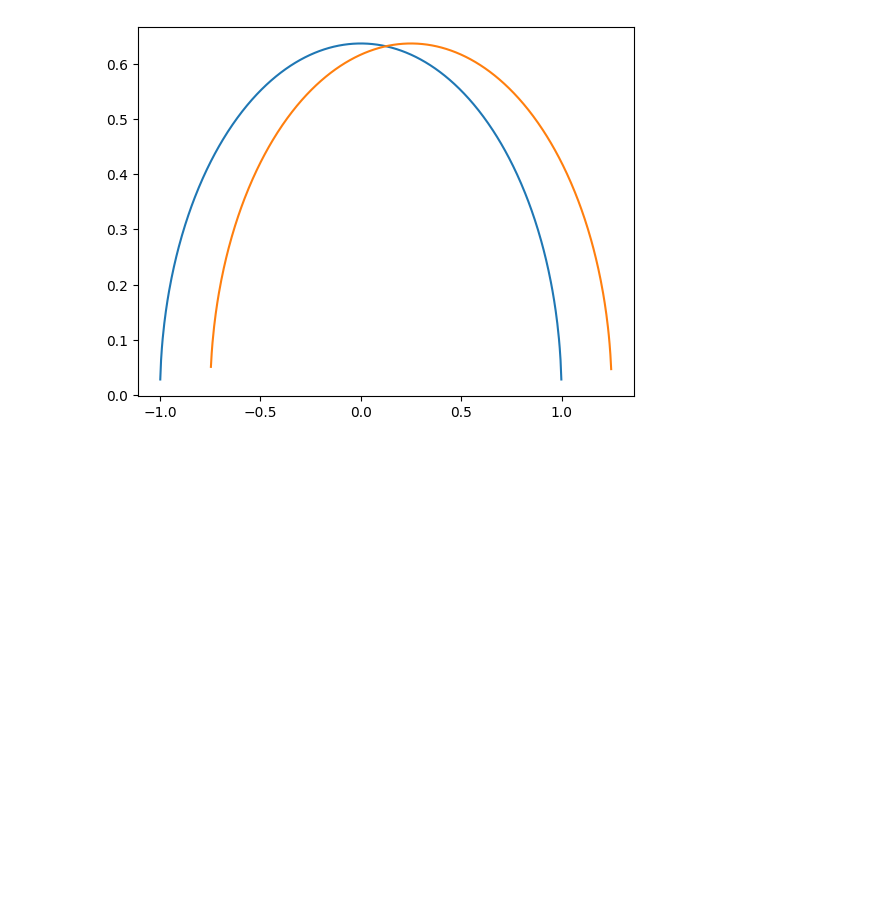
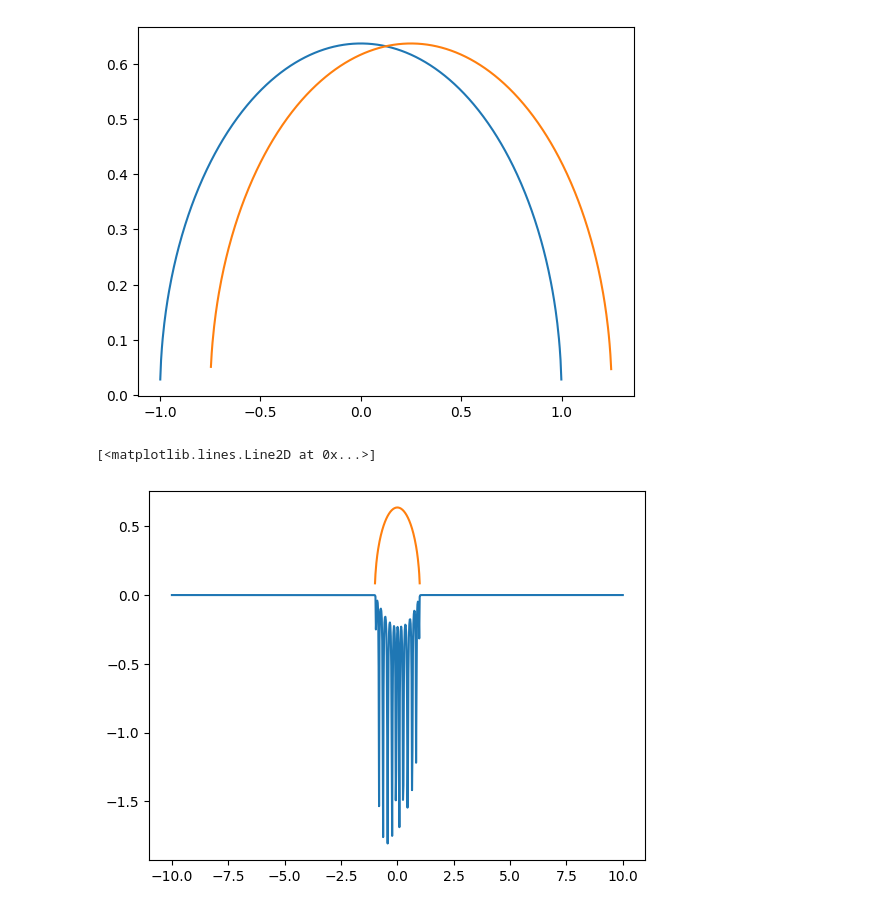
Before and after one commit to fzanichelli001/dmft_from_scratch, a Jupyter notebook: 241123.ipynb, the cells around one changed output. Saved outputs shown, nothing was run; the diff lists cells and outputs as text; code cells hidden in the pictures; blank space fills up the shorter version.

Commit message:
with test pade analytical continuation

```diff
--- a/241123.ipynb
+++ b/241123.ipynb
@@ -113,0 +195,29 @@ def iterative_perturbation_theory_impurity_solver(impurity_non_int_greens_func,
+# %%
+beta=20
+D = 1.0
+N_iomega=501
+
+nn = np.linspace(start=-(N_iomega-1)/2, stop=(N_iomega-1)/2, num=N_iomega, dtype=int)
+iomega = 1j*np.pi*(2*nn+1)/beta
+
+
+# step 1: set Sigma_loc
+Sigma_loc = np.zeros(N_iomega)
+
+# step 2: get local GF
+GF_loc=np.zeros(N_iomega)+1j*np.zeros(N_iomega)
+for n in nn:
+    GF_loc[n]=local_int_greens_func(iomega=iomega[n], density_of_states=density_of_states_behte_non_int, local_self_energy=Sigma_loc[n], D=D)
+
+# vizualization: transform to real frequencies:
+N_energy = 1000
+emin = -10.0
+emax = 10.0
+energy = np.linspace(emin, emax, N_energy)
+
+GF_loc_real_freq = pade_analytic_contituation(wn=iomega.imag, gf=GF_loc.reshape((1,N_iomega)))[0]
+plt.plot(energy, -GF_loc_real_freq.imag/np.pi)
+plt.plot(energy, density_of_states_behte_non_int(energy,D))
+# %% [output]
+[<matplotlib.lines.Line2D at 0x...>]
+[figure, added]
```
Also changed, not shown: parts of 11 cells of this notebook, 1 other file.
